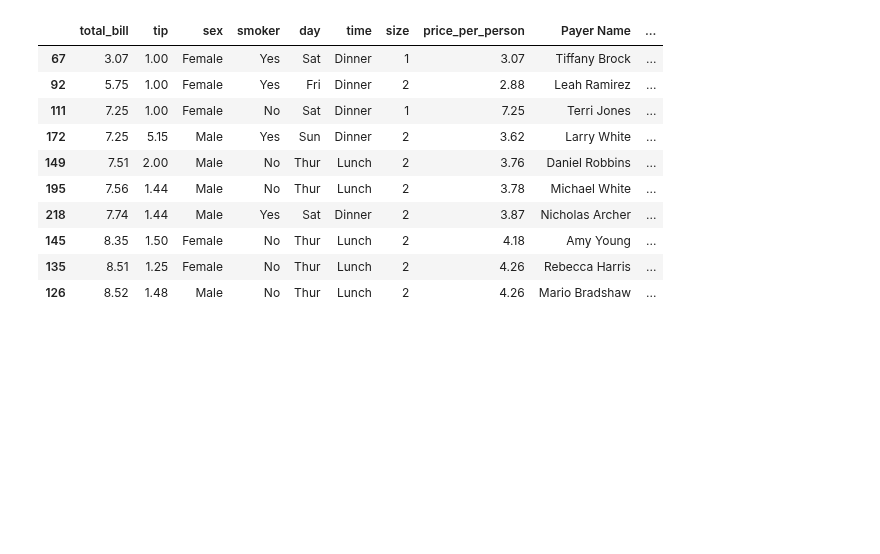
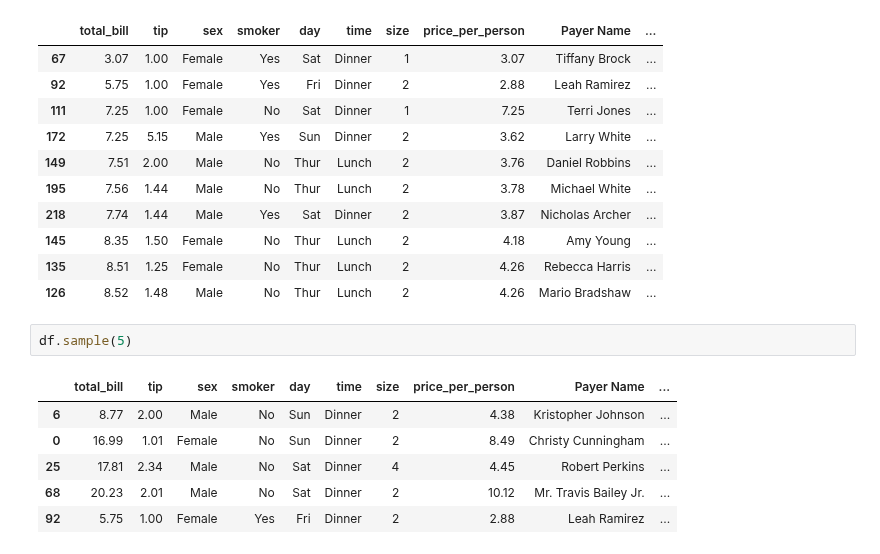
Before and after one commit to rohitcodism/ML-DS, a Jupyter notebook: practices/pandas/usefulMethods.ipynb, the cells around one changed output. Drawn from its saved outputs; the diff is of its cells as text; blank space fills up the shorter version.

```diff
--- a/practices/pandas/usefulMethods.ipynb
+++ b/practices/pandas/usefulMethods.ipynb
@@ -423,3 +423,12 @@ df.nsmallest(10,'total_bill')
 | 145 | 8.35 | 1.50 | Female | No | Thur | Lunch | 2 | 4.18 | Amy Young | ... |
 | 135 | 8.51 | 1.25 | Female | No | Thur | Lunch | 2 | 4.26 | Rebecca Harris | ... |
 | 126 | 8.52 | 1.48 | Male | No | Thur | Lunch | 2 | 4.26 | Mario Bradshaw | ... |
+# %%
+df.sample(5)
+# %% [output]
+|  | total_bill | tip | sex | smoker | day | time | size | price_per_person | Payer Name | ... |
+| 6 | 8.77 | 2.00 | Male | No | Sun | Dinner | 2 | 4.38 | Kristopher Johnson | ... |
+| 0 | 16.99 | 1.01 | Female | No | Sun | Dinner | 2 | 8.49 | Christy Cunningham | ... |
+| 25 | 17.81 | 2.34 | Male | No | Sat | Dinner | 4 | 4.45 | Robert Perkins | ... |
+| 68 | 20.23 | 2.01 | Male | No | Sat | Dinner | 2 | 10.12 | Mr. Travis Bailey Jr. | ... |
+| 92 | 5.75 | 1.00 | Female | Yes | Fri | Dinner | 2 | 2.88 | Leah Ramirez | ... |
```
Also changed, not shown: parts of 2 cells of this notebook.
